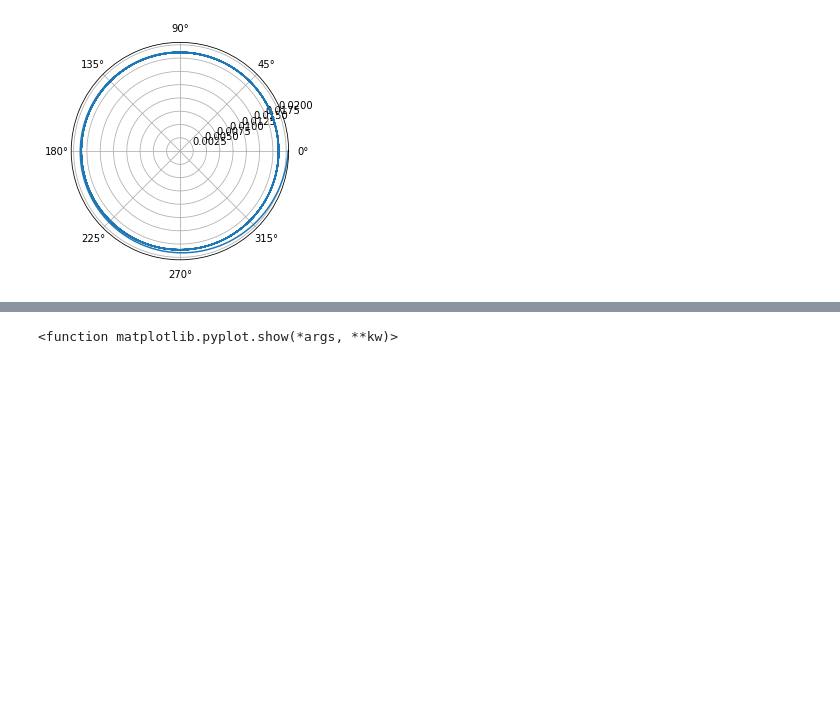
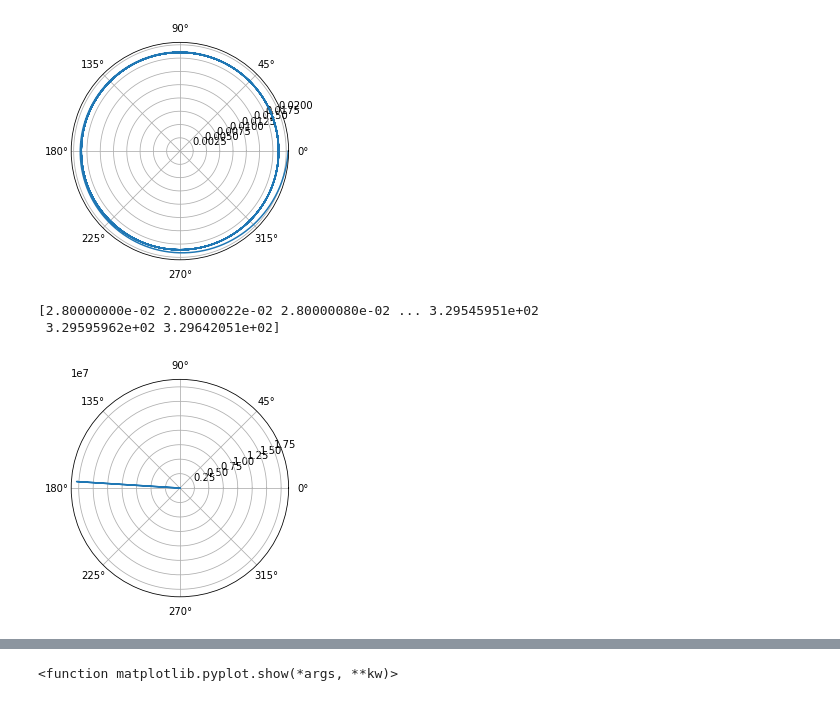
Before and after one commit to aidanjjoyce/Black-Hole-Simulations, a Jupyter notebook: Black_Hole_Simulations.ipynb, the cells around one changed output, grey strips where cells are left out. Cells and saved outputs as stored; diff of their text form; code cells hidden in the pictures; blank space fills up the shorter version.

```diff
--- a/Black_Hole_Simulations.ipynb
+++ b/Black_Hole_Simulations.ipynb
@@ -66,3 +117,27 @@ plt.polar(ps, rs)
 plt.show()
 # %% [output]
 [figure]
+# %%
+##Schwarzschild gravitational lensing for photons
+
+##Parameters required: k, h, G, M, r0
+##Variables: u, p
+
+G, M, c = 7e-11, 6e24, 3e8
+Rs = 2*G*M/c**2
+r0 = [3*Rs, 0]
+
+def shape_eqn(r, p, G, M, c):
+  return [r[1], 2/r[0]*r[1]**2 + r[0] - 3*G*M/c**2]
+
+ps = np.linspace(1,2*np.pi,10000)
+rs = odeint(shape_eqn, r0, ps, args=(G,M,c))
+rs = abs(rs[:,0])
+print(rs)
+
+plt.polar(ps, rs)
+plt.show()
+# %% [output]
+[2.80000000e-02 2.80000022e-02 2.80000080e-02 ... 3.29545951e+02
+ 3.29595962e+02 3.29642051e+02]
+[figure, added]
```
Also changed, not shown: parts of 14 cells of this notebook.
